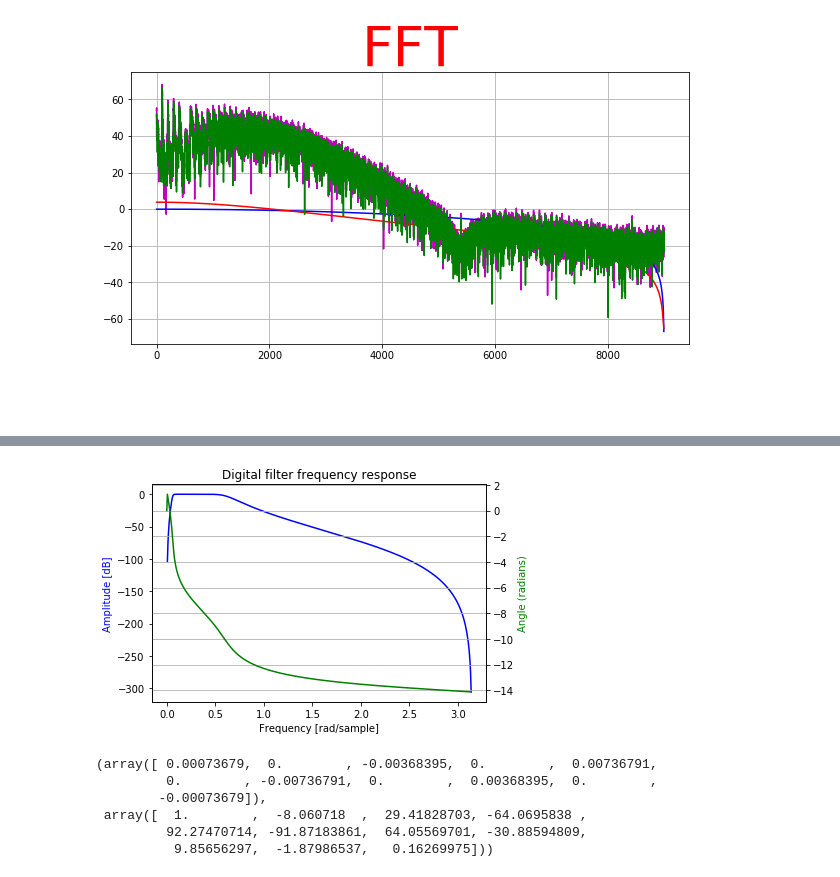
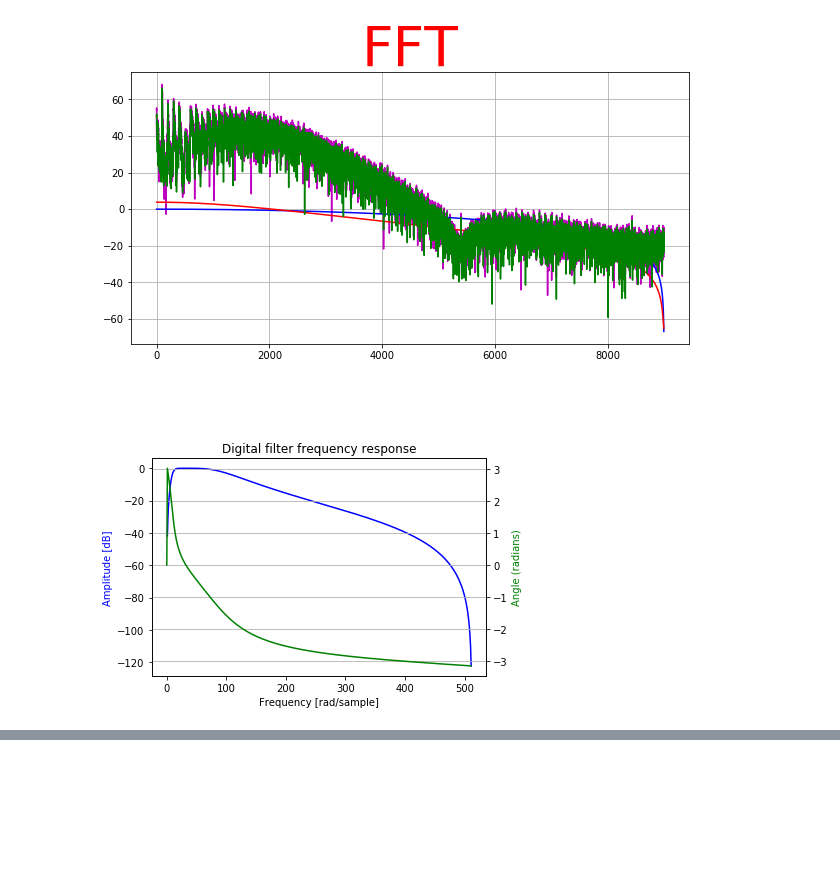
Before and after one commit to Qweryedu/MCIB-19-P-Edu, a Jupyter notebook: src/prac2.ipynb, the cells around one changed output, grey strips where cells are left out. Drawn from its saved outputs; the diff is of its cells as text; code cells hidden in the pictures; blank space fills up the shorter version.

```diff
--- a/src/prac2.ipynb
+++ b/src/prac2.ipynb
@@ -80,13 +80,13 @@ def butterbp(cutoff, cutoff2, fs, order):
     plt.title('Digital filter frequency response')
     ax1 = fig.add_subplot(111)
 
-    plt.plot(w, 20 * np.log10(abs(h)), 'b')
+    plt.plot( 20 * np.log10(np.abs(h)), 'b')
     plt.ylabel('Amplitude [dB]', color='b')
     plt.xlabel('Frequency [rad/sample]')
 
     ax2 = ax1.twinx()
     angles = np.unwrap(np.angle(h))
-    plt.plot(w, angles, 'g')
+    plt.plot( angles, 'g')
     plt.ylabel('Angle (radians)', color='g')
     plt.grid()
     plt.axis('tight')
@@ -94,5 +94,6 @@ def butterbp(cutoff, cutoff2, fs, order):
 
     return b, a
 # %%
-butterbp(5, 50, 512, 5)
+butterbp(5, 50, 512, 2)
 # %% [output]
+[figure, new version]
@@ -101,8 +102 @@ Adding an axes using the same arguments as a previous axes currently reuses the
-[figure, old version]
-(array([ 0.00073679,  0.        , -0.00368395,  0.        ,  0.00736791,
-         0.        , -0.00736791,  0.        ,  0.00368395,  0.        ,
-        -0.00073679]),
- array([  1.        ,  -8.060718  ,  29.41828703, -64.0695838 ,
-         92.27470714, -91.87183861,  64.05569701, -30.88594809,
-          9.85656297,  -1.87986537,   0.16269975]))
 # %%
```
Also changed, not shown: parts of 6 cells of this notebook.
